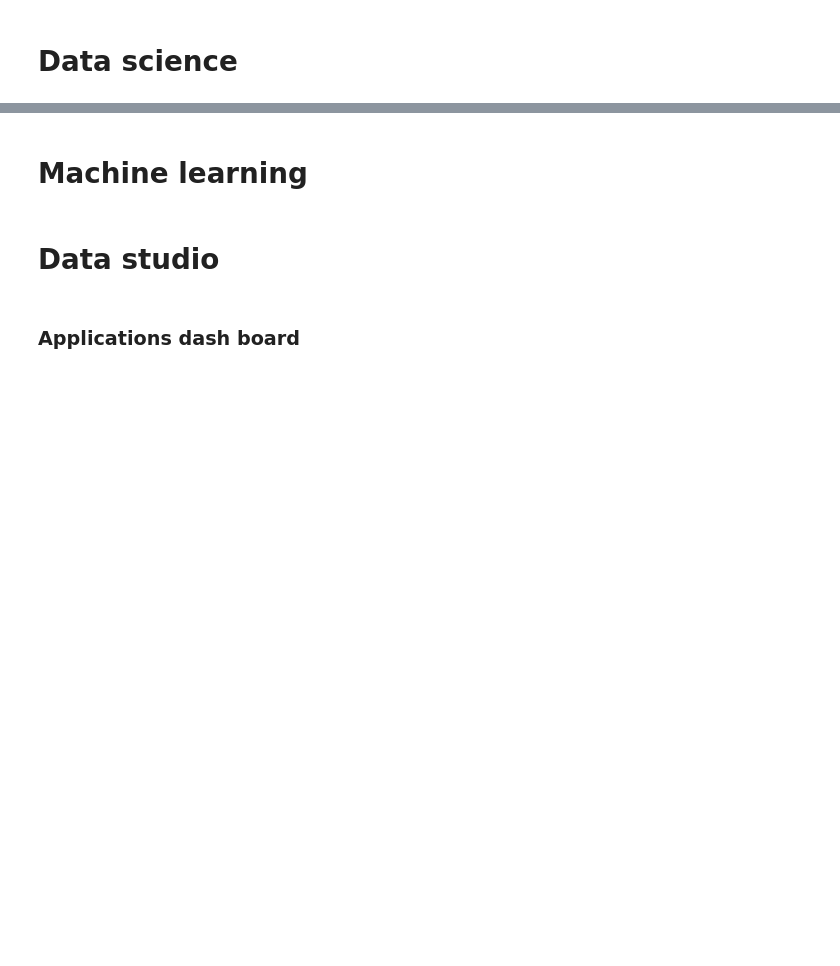
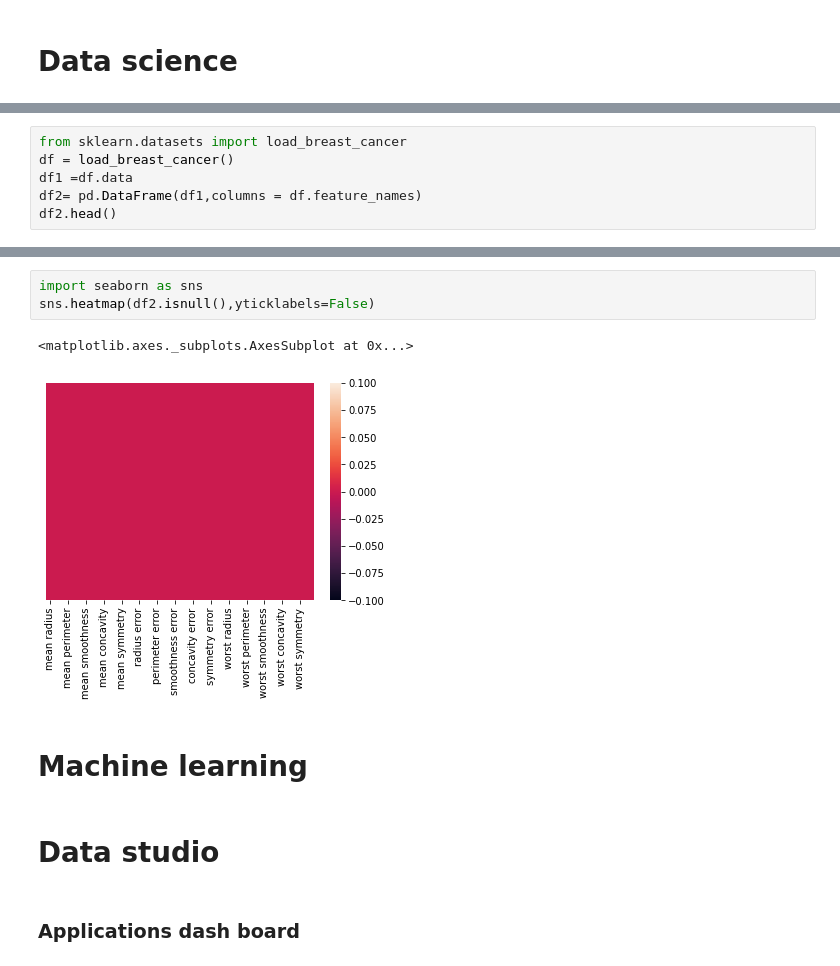
Before and after one commit to v370r/projects, a Jupyter notebook: Interview_ready!.ipynb, the cells around one changed output, grey strips where cells are left out. Saved outputs shown, nothing was run; the diff lists cells and outputs as text; blank space fills up the shorter version.

```diff
--- a/Interview_ready!.ipynb
+++ b/Interview_ready!.ipynb
@@ -510,0 +637,6 @@ child-thread Main-thread  Main-thread  Main-thread  Main-thread  Main-thread  Ma
+# %%
+from sklearn.datasets import load_breast_cancer
+df = load_breast_cancer()
+df1 =df.data
+df2= pd.DataFrame(df1,columns = df.feature_names)
+df2.head()
@@ -511,3 +672,9 @@ child-thread Main-thread  Main-thread  Main-thread  Main-thread  Main-thread  Ma
+# %%
+import seaborn as sns
+sns.heatmap(df2.isnull(),yticklabels=False)
+# %% [output]
+<matplotlib.axes._subplots.AxesSubplot at 0x...>
+[figure, added]
 # %% [markdown]
 # Machine learning
 # %% [markdown]
```
Also changed, not shown: parts of 33 cells of this notebook.
